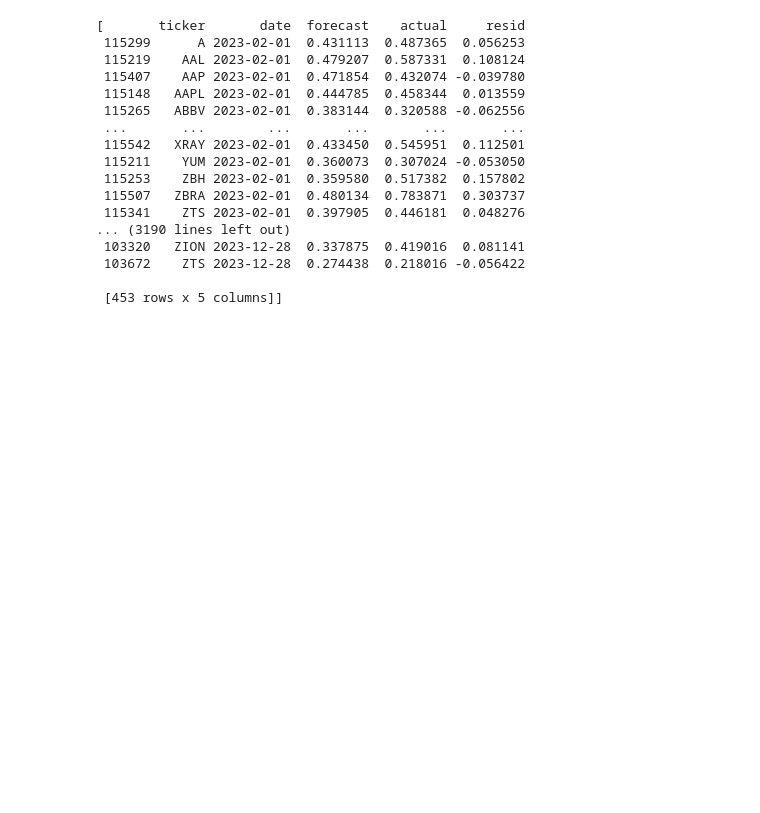
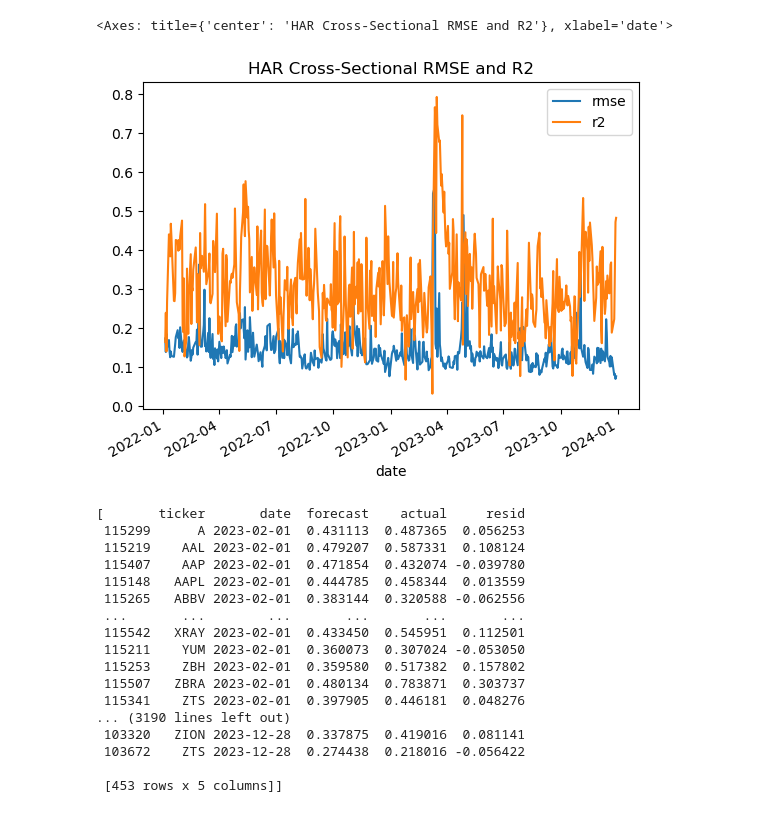
Before and after one commit to stirlitzzz/vol_forecast, a Jupyter notebook: notebooks/har_notebook.ipynb, the cells around one changed output. Cells and saved outputs as stored; diff of their text form; code cells hidden in the pictures; blank space fills up the shorter version.

```diff
--- a/notebooks/har_notebook.ipynb
+++ b/notebooks/har_notebook.ipynb
@@ -63,3 +96,8 @@ cs_har_results.plot(x='date', y=['beta_1d', 'beta_1w', 'beta_1m','beta_0'], titl
+# %%
+cs_har_results.plot(x='date', y=['rmse', 'r2'], title="HAR Cross-Sectional RMSE and R2")
+# %% [output]
+<Axes: title={'center': 'HAR Cross-Sectional RMSE and R2'}, xlabel='date'>
+[figure, added]
 # %%
 # Load your all_vols.csv
 df = pd.read_csv("../output/all_vols.csv")
```
Also changed, not shown: parts of 3 cells of this notebook, 8 other files.
